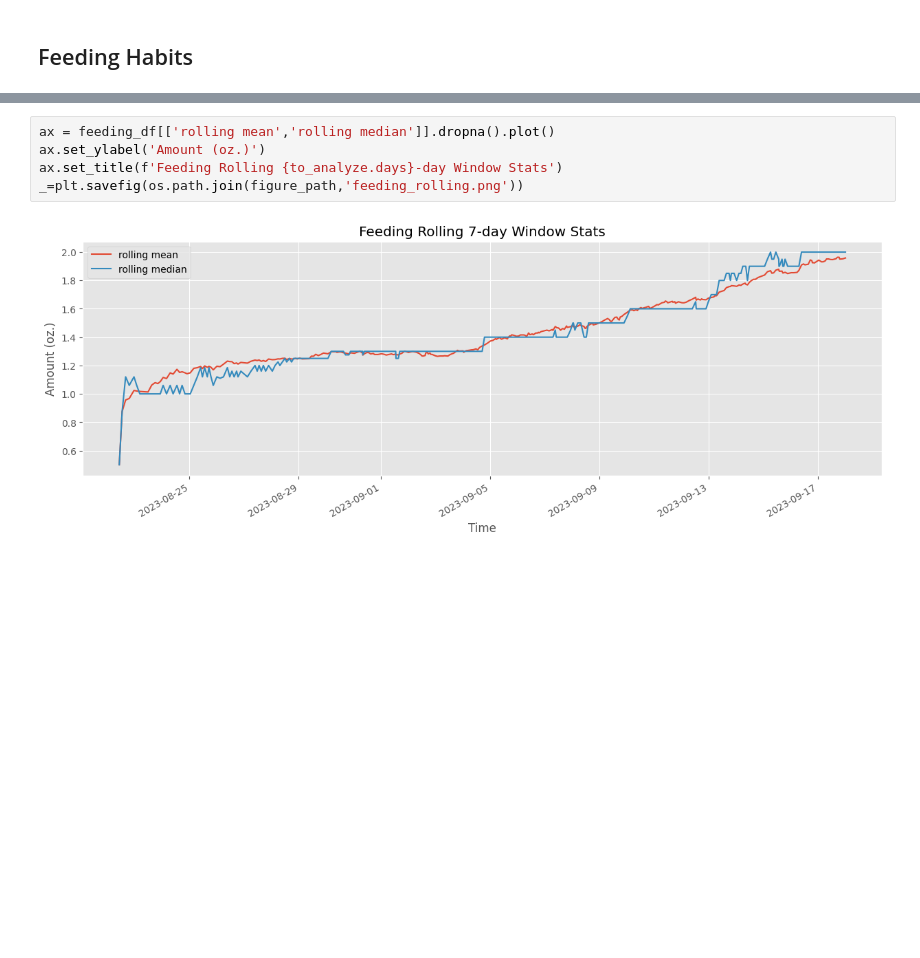
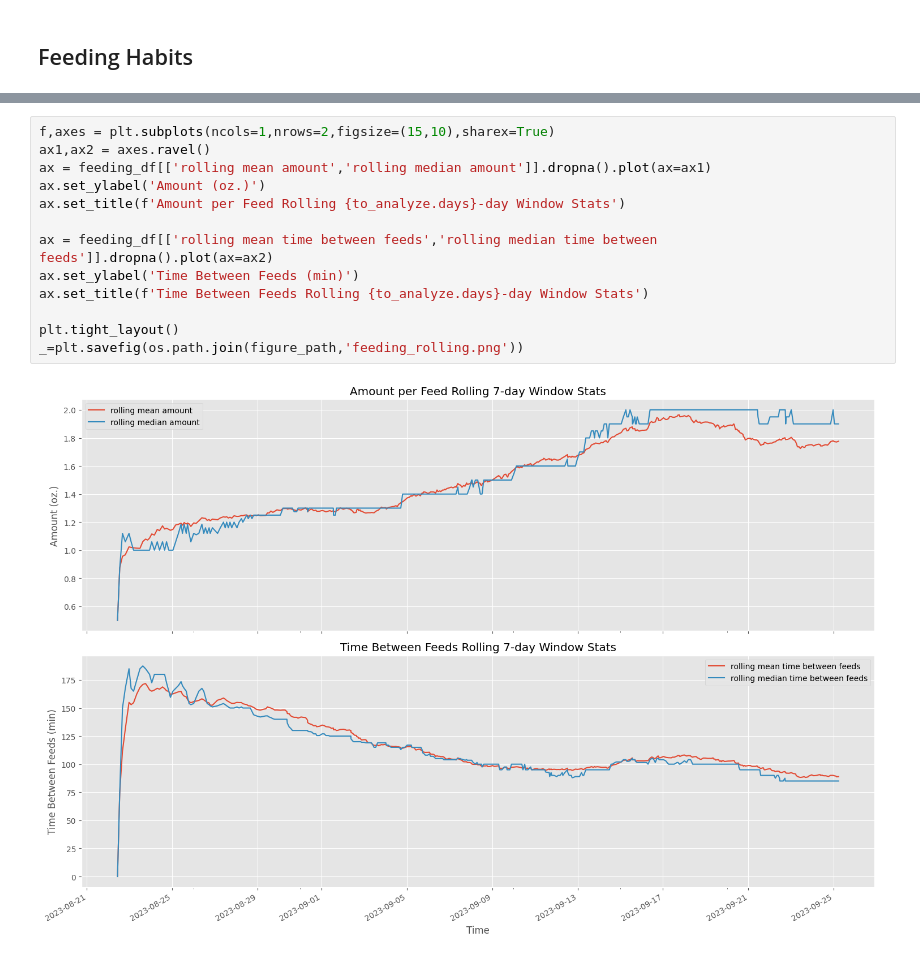
Before and after one commit to jgalloway42/andrews_baby_tracker, a Jupyter notebook: notebooks/andrews_data.ipynb, the cells around one changed output, grey strips where cells are left out. Saved outputs shown, nothing was run; the diff lists cells and outputs as text; blank space fills up the shorter version.

```diff
--- a/notebooks/andrews_data.ipynb
+++ b/notebooks/andrews_data.ipynb
@@ -149,10 +178,18 @@ _=plt.savefig(os.path.join(figure_path,'feeding_distribution.png'))
 # %%
-ax = feeding_df[['rolling mean','rolling median']].dropna().plot()
+f,axes = plt.subplots(ncols=1,nrows=2,figsize=(15,10),sharex=True)
+ax1,ax2 = axes.ravel()
+ax = feeding_df[['rolling mean amount','rolling median amount']].dropna().plot(ax=ax1)
 ax.set_ylabel('Amount (oz.)')
-ax.set_title(f'Feeding Rolling {to_analyze.days}-day Window Stats')
+ax.set_title(f'Amount per Feed Rolling {to_analyze.days}-day Window Stats')
+
+ax = feeding_df[['rolling mean time between feeds','rolling median time between feeds']].dropna().plot(ax=ax2)
+ax.set_ylabel('Time Between Feeds (min)')
+ax.set_title(f'Time Between Feeds Rolling {to_analyze.days}-day Window Stats')
+
+plt.tight_layout()
 _=plt.savefig(os.path.join(figure_path,'feeding_rolling.png'))
 # %% [output]
-[figure, old version]
+[figure, new version]
 # %%
 today = datetime.combine(datetime.now().date(), datetime.min.time())
 tdf = feeding_df.resample('D').sum()['Amount (oz.)']
```
Also changed, not shown: parts of 6 cells of this notebook, 6 other files.
